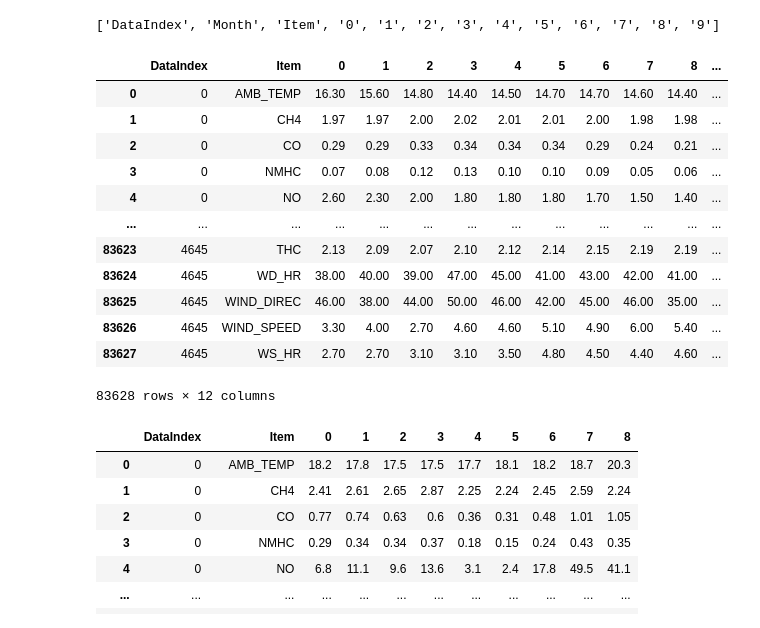
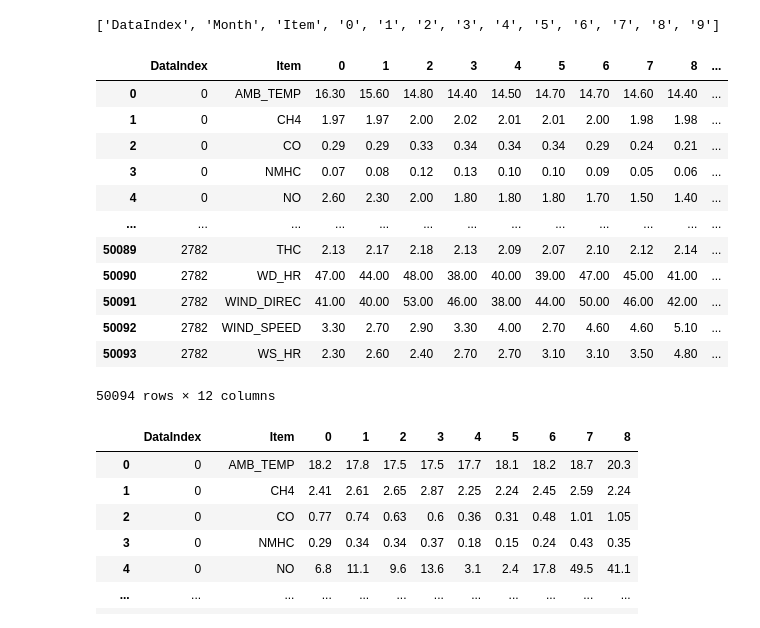
Before and after one commit to ailuropodaWu/NYCU-Data-Mining, a Jupyter notebook: Project1/main.ipynb, the cells around one changed output. Drawn from its saved outputs; the diff is of its cells as text; code cells hidden in the pictures.

```diff
--- a/Project1/main.ipynb
+++ b/Project1/main.ipynb
@@ -28,7 +28,7 @@ for item in item_list:
 
 
 random_seed = 10
-num_sample = 500
+num_sample = 300
 np.random.seed(random_seed)
 sample_idx = np.random.randint(0, 470, (12, num_sample))
 
@@ -45,39 +45,39 @@ for month in range(12):
             row.extend(item_train_data[item][month][i:i+10])
             if dropna and None in row:
                 single_data.clear()
                 break
             else:
                 single_data.append(row)
         if single_data:
             train_data.extend(single_data)
             label.extend([single_data[9][-1]] * 18)
             data_index += 1
 
 
 header = ['DataIndex', 'Month', 'Item']
 header.extend([f'{i}' for i in range(10)])
 
 
 print(header)
 train_data = pd.DataFrame(train_data, columns=header)
 train_data['Label'] = label
 train_data.drop(columns=['9', 'Month'], inplace=True)
 train_data
 # %% [output]
 ['DataIndex', 'Month', 'Item', '0', '1', '2', '3', '4', '5', '6', '7', '8', '9']
 |  | DataIndex | Item | 0 | 1 | 2 | 3 | 4 | 5 | 6 | 7 | 8 | ... |
 | 0 | 0 | AMB_TEMP | 16.30 | 15.60 | 14.80 | 14.40 | 14.50 | 14.70 | 14.70 | 14.60 | 14.40 | ... |
 | 1 | 0 | CH4 | 1.97 | 1.97 | 2.00 | 2.02 | 2.01 | 2.01 | 2.00 | 1.98 | 1.98 | ... |
 | 2 | 0 | CO | 0.29 | 0.29 | 0.33 | 0.34 | 0.34 | 0.34 | 0.29 | 0.24 | 0.21 | ... |
 | 3 | 0 | NMHC | 0.07 | 0.08 | 0.12 | 0.13 | 0.10 | 0.10 | 0.09 | 0.05 | 0.06 | ... |
 | 4 | 0 | NO | 2.60 | 2.30 | 2.00 | 1.80 | 1.80 | 1.80 | 1.70 | 1.50 | 1.40 | ... |
 | ... | ... | ... | ... | ... | ... | ... | ... | ... | ... | ... | ... | ... |
-| 83623 | 4645 | THC | 2.13 | 2.09 | 2.07 | 2.10 | 2.12 | 2.14 | 2.15 | 2.19 | 2.19 | ... |
-| 83624 | 4645 | WD_HR | 38.00 | 40.00 | 39.00 | 47.00 | 45.00 | 41.00 | 43.00 | 42.00 | 41.00 | ... |
-| 83625 | 4645 | WIND_DIREC | 46.00 | 38.00 | 44.00 | 50.00 | 46.00 | 42.00 | 45.00 | 46.00 | 35.00 | ... |
-| 83626 | 4645 | WIND_SPEED | 3.30 | 4.00 | 2.70 | 4.60 | 4.60 | 5.10 | 4.90 | 6.00 | 5.40 | ... |
-| 83627 | 4645 | WS_HR | 2.70 | 2.70 | 3.10 | 3.10 | 3.50 | 4.80 | 4.50 | 4.40 | 4.60 | ... |
+| 50089 | 2782 | THC | 2.13 | 2.17 | 2.18 | 2.13 | 2.09 | 2.07 | 2.10 | 2.12 | 2.14 | ... |
+| 50090 | 2782 | WD_HR | 47.00 | 44.00 | 48.00 | 38.00 | 40.00 | 39.00 | 47.00 | 45.00 | 41.00 | ... |
+| 50091 | 2782 | WIND_DIREC | 41.00 | 40.00 | 53.00 | 46.00 | 38.00 | 44.00 | 50.00 | 46.00 | 42.00 | ... |
+| 50092 | 2782 | WIND_SPEED | 3.30 | 2.70 | 2.90 | 3.30 | 4.00 | 2.70 | 4.60 | 4.60 | 5.10 | ... |
+| 50093 | 2782 | WS_HR | 2.30 | 2.60 | 2.40 | 2.70 | 2.70 | 3.10 | 3.10 | 3.50 | 4.80 | ... |
-83628 rows × 12 columns
+50094 rows × 12 columns
 # %%
 test_data = pd.read_csv('./dataset/test.csv', header=None)
 test_data.columns = train_data.columns[:-1]
```
Also changed, not shown: parts of 9 cells of this notebook.
